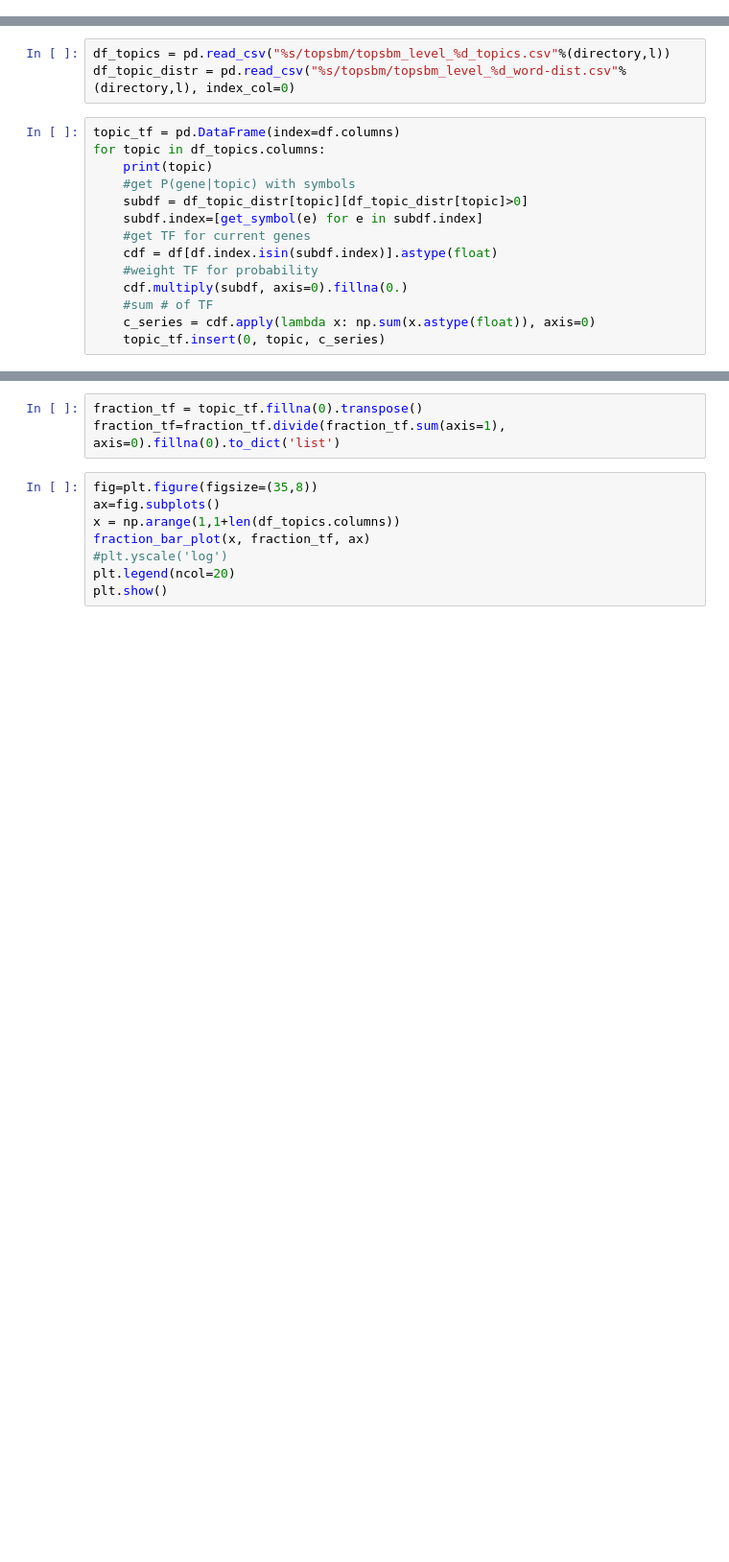
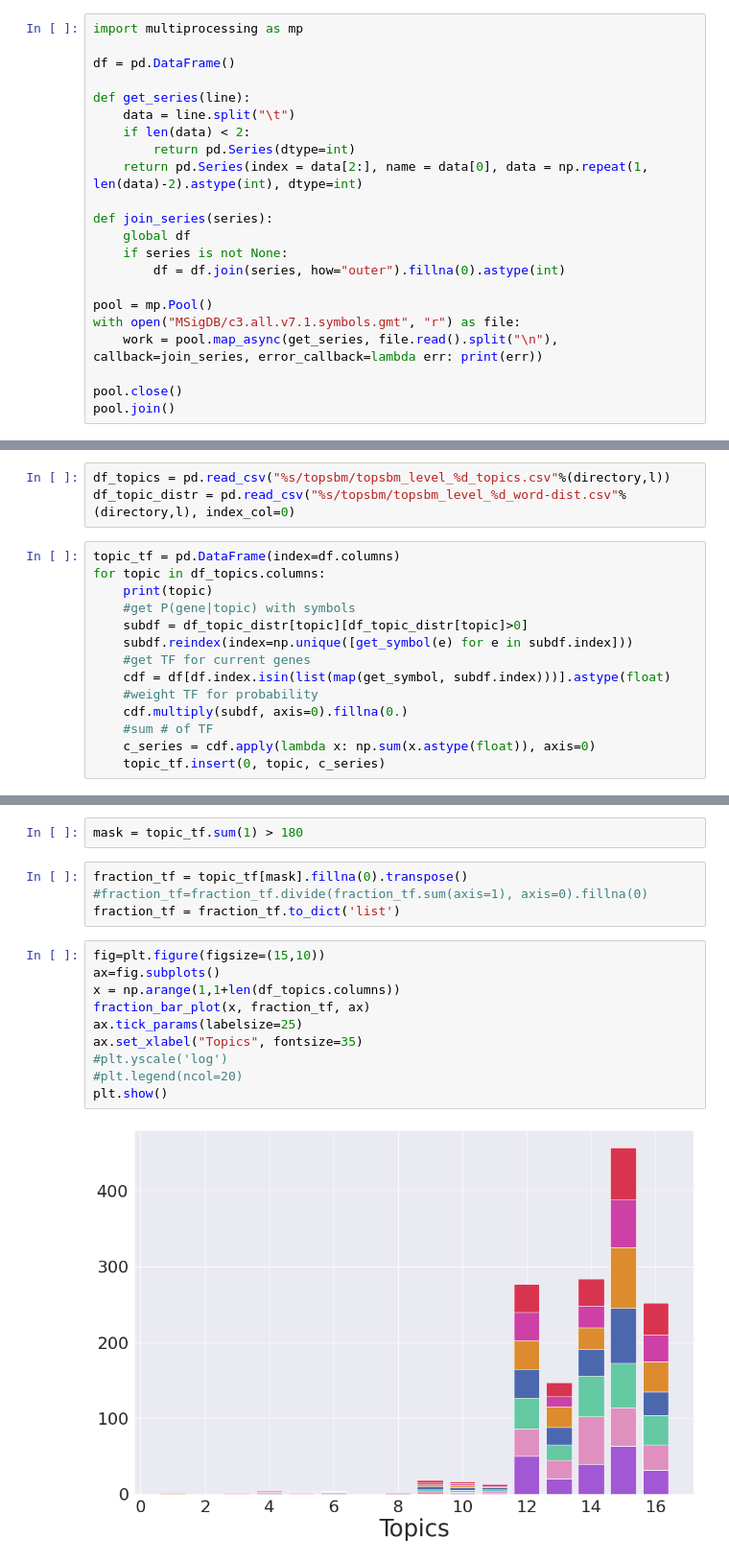
Before and after one commit to fvalle1/phd, a Jupyter notebook: hSBM_topics_TranscriptFactors.ipynb, the cells around one changed output, grey strips where cells are left out. Shown at 96% size. Cells and saved outputs as stored; diff of their text form; blank space fills up the shorter version.

```diff
--- a/hSBM_topics_TranscriptFactors.ipynb
+++ b/hSBM_topics_TranscriptFactors.ipynb
@@ -16,0 +16,22 @@ df.parallel_apply(lambda x: np.sum(x.astype(float)), axis=0)
+# %%
+import multiprocessing as mp
+
+df = pd.DataFrame()
+
+def get_series(line):
+    data = line.split("\t")
+    if len(data) < 2:
+        return pd.Series(dtype=int)
+    return pd.Series(index = data[2:], name = data[0], data = np.repeat(1, len(data)-2).astype(int), dtype=int)
+
+def join_series(series):
+    global df
+    if series is not None:
+        df = df.join(series, how="outer").fillna(0).astype(int)
+
+pool = mp.Pool()
+with open("MSigDB/c3.all.v7.1.symbols.gmt", "r") as file:
+    work = pool.map_async(get_series, file.read().split("\n"), callback=join_series, error_callback=lambda err: print(err))
+
+pool.close()
+pool.join()
@@ -26,9 +92,9 @@ for topic in df_topics.columns:
     print(topic)
     #get P(gene|topic) with symbols
     subdf = df_topic_distr[topic][df_topic_distr[topic]>0]
-    subdf.index=[get_symbol(e) for e in subdf.index]
+    subdf.reindex(index=np.unique([get_symbol(e) for e in subdf.index]))
     #get TF for current genes
-    cdf = df[df.index.isin(subdf.index)].astype(float)
+    cdf = df[df.index.isin(list(map(get_symbol, subdf.index)))].astype(float)
     #weight TF for probability
     cdf.multiply(subdf, axis=0).fillna(0.)
     #sum # of TF
@@ -37,11 +120,18 @@ for topic in df_topics.columns:
+# %%
+mask = topic_tf.sum(1) > 180
 # %%
-fraction_tf = topic_tf.fillna(0).transpose()
-fraction_tf=fraction_tf.divide(fraction_tf.sum(axis=1), axis=0).fillna(0).to_dict('list')
+fraction_tf = topic_tf[mask].fillna(0).transpose()
+#fraction_tf=fraction_tf.divide(fraction_tf.sum(axis=1), axis=0).fillna(0)
+fraction_tf = fraction_tf.to_dict('list')
 # %%
-fig=plt.figure(figsize=(35,8))
+fig=plt.figure(figsize=(15,10))
 ax=fig.subplots()
 x = np.arange(1,1+len(df_topics.columns))
 fraction_bar_plot(x, fraction_tf, ax)
+ax.tick_params(labelsize=25)
+ax.set_xlabel("Topics", fontsize=35)
 #plt.yscale('log')
-plt.legend(ncol=20)
+#plt.legend(ncol=20)
 plt.show()
+# %% [output]
+[figure, added]
```
Also changed, not shown: parts of 9 cells of this notebook.
